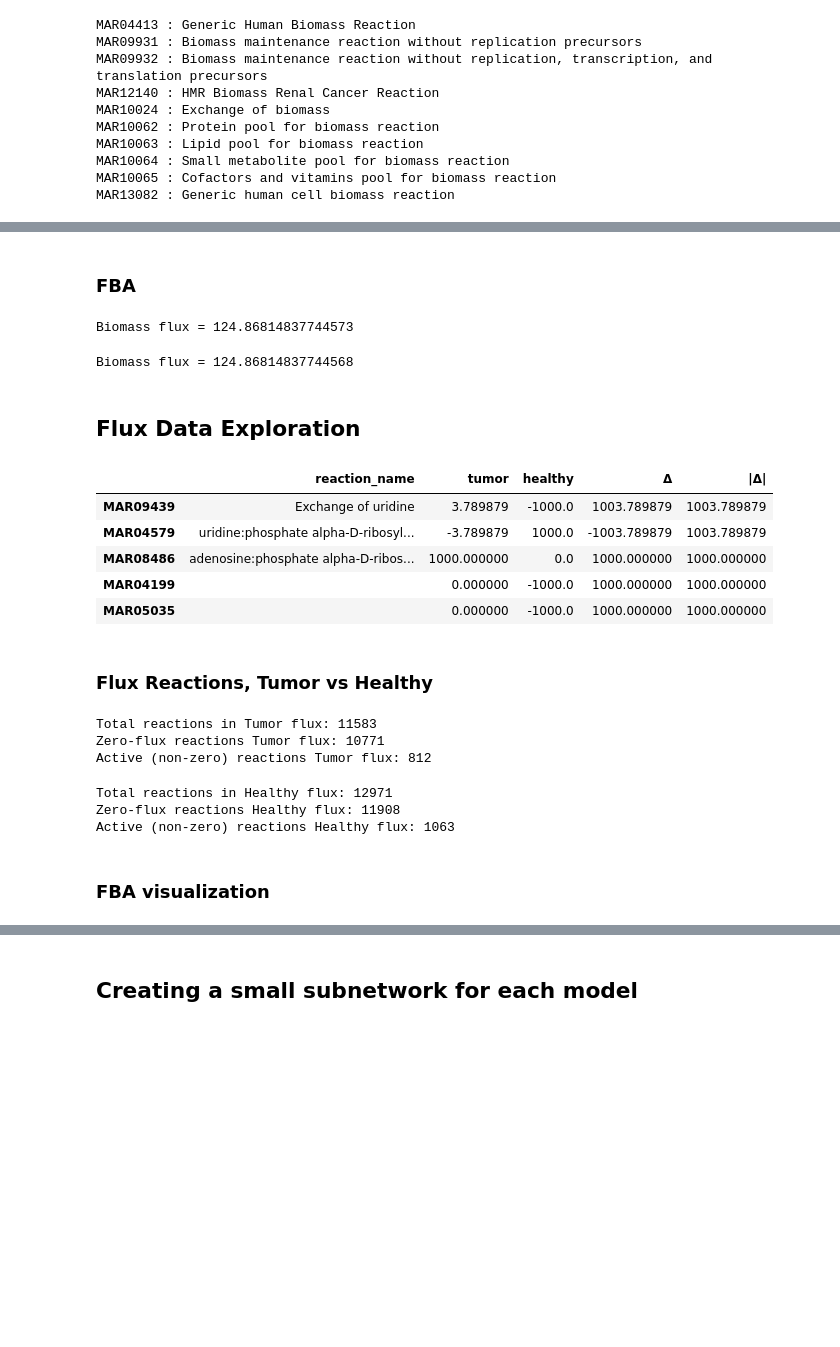
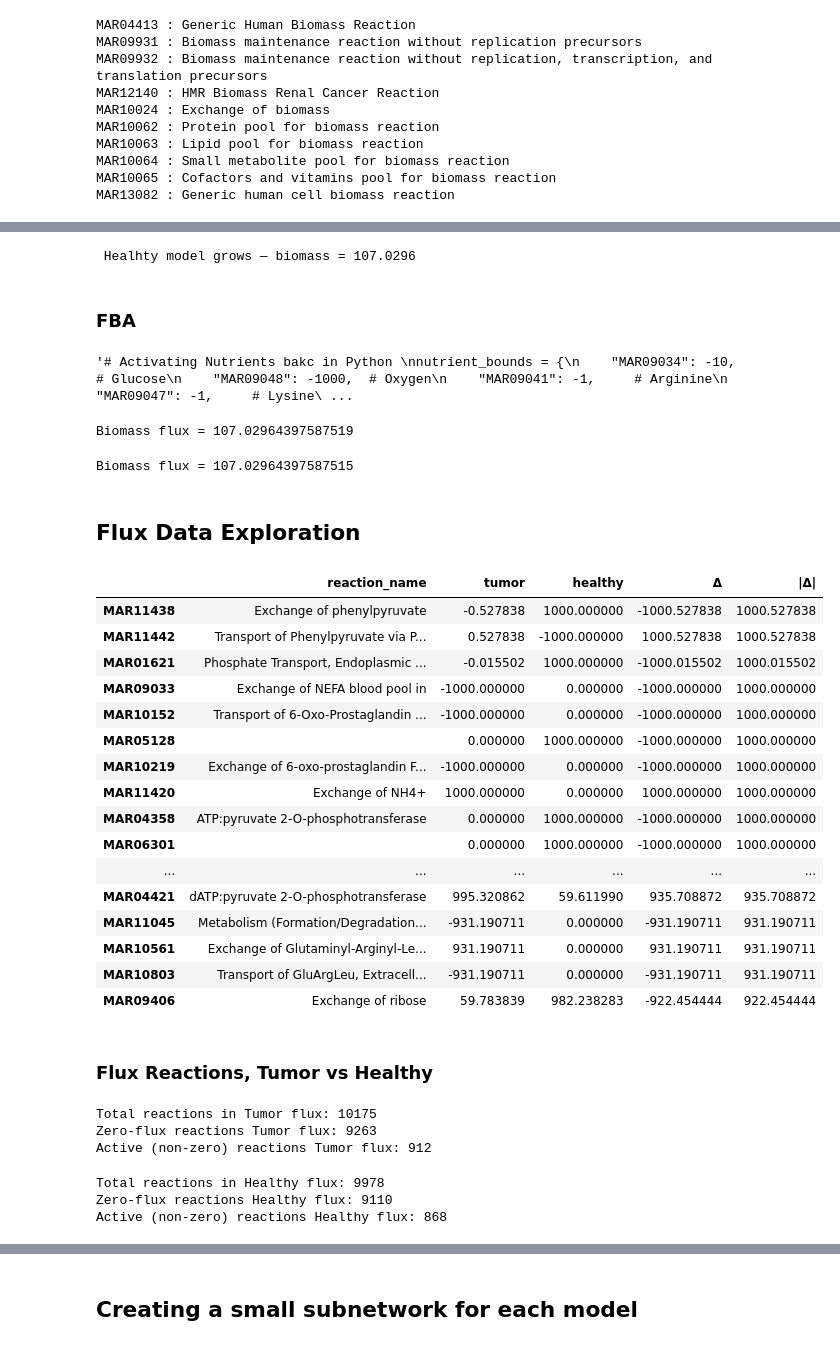
Before and after one commit to Alexreat/dissertation_project, a Jupyter notebook: notebooks/FBA_analysis.ipynb, the cells around one changed output, grey strips where cells are left out. Cells and saved outputs as stored; diff of their text form; code cells hidden in the pictures; blank space fills up the shorter version.

```diff
--- a/notebooks/FBA_analysis.ipynb
+++ b/notebooks/FBA_analysis.ipynb
@@ -66,10 +79,3 @@ MAR13082 : Generic human cell biomass reaction
 # %%
 # Biomass reaction = MAR13082
 biomass_rxn = full_model.reactions.get_by_id("MAR13082")
-# %%
-# Adding back to tumor and healhty model
-tumor_model.add_reactions([biomass_rxn.copy()])
-tumor_model.objective = "MAR13082"
-
-healthy_model.add_reactions([biomass_rxn.copy()])
-healthy_model.objective = "MAR13082"
@@ -79,7 +163,17 @@ Ignoring reaction 'MAR13082' since it already exists.
+# %%
+tumor_model.objective = "MAR13082"
+solution = healthy_model.optimize()
+
+if solution.status == 'optimal':
+    print(f" Healhty model grows — biomass = {solution.objective_value:.4f}")
+else:
+    print("❌ Model still doesn’t grow ")
+# %% [output]
+ Healhty model grows — biomass = 107.0296
 # %% [markdown]
 ### FBA
 # %%
-# Activating Nutrients bakc in Python
+"""# Activating Nutrients bakc in Python
 nutrient_bounds = {
     "MAR09034": -10,    # Glucose
     "MAR09048": -1000,  # Oxygen
@@ -109,19 +203,21 @@ for rxn_id, lb in nutrient_bounds.items():
         rxn.lower_bound = lb
         rxn.upper_bound = 1000
     except KeyError:
-        print(f"  {rxn_id} not found in healthy model — skipping.")
+        print(f"  {rxn_id} not found in healthy model — skipping.")"""
+# %% [output]
+'# Activating Nutrients bakc in Python \nnutrient_bounds = {\n    "MAR09034": -10,    # Glucose\n    "MAR09048": -1000,  # Oxygen\n    "MAR09041": -1,     # Arginine\n    "MAR09047": -1,     # Lysine\ ...
 # %%
 # Tumor
 tumor_solution = tumor_model.optimize()
 print("Biomass flux =", tumor_solution.objective_value)
 # %% [output]
-Biomass flux = 124.86814837744573
+Biomass flux = 107.02964397587519
 # %%
 # Healhty
 healthy_solution = healthy_model.optimize()
 print("Biomass flux =", healthy_solution.objective_value)
 # %% [output]
-Biomass flux = 124.86814837744568
+Biomass flux = 107.02964397587515
 # %% [markdown]
 ## Flux Data Exploration
 # %%
@@ -138,22 +234,33 @@ flux_df["|Δ|"]= flux_df["Δ"].abs()
 # %%
 # Mapping of reaction ID to reaction name
 id_to_name = {rxn.id: rxn.name for rxn in tumor_model.reactions}
 
 # Add a new column with reaction names
 flux_df["reaction_name"] = flux_df.index.map(id_to_name)
 
 # Reorder columns to make it readable
 flux_df = flux_df[["reaction_name", "tumor", "healthy", "Δ", "|Δ|"]]
 
 # View top flux changes with names
-flux_df.sort_values("|Δ|", ascending=False).head()
+flux_df.sort_values("|Δ|", ascending=False).head(50)
 # %% [output]
 |  | reaction_name | tumor | healthy | Δ | |Δ| |
-| MAR09439 | Exchange of uridine | 3.789879 | -1000.0 | 1003.789879 | 1003.789879 |
-| MAR04579 | uridine:phosphate alpha-D-ribosyl... | -3.789879 | 1000.0 | -1003.789879 | 1003.789879 |
-| MAR08486 | adenosine:phosphate alpha-D-ribos... | 1000.000000 | 0.0 | 1000.000000 | 1000.000000 |
-| MAR04199 |  | 0.000000 | -1000.0 | 1000.000000 | 1000.000000 |
-| MAR05035 |  | 0.000000 | -1000.0 | 1000.000000 | 1000.000000 |
+| MAR11438 | Exchange of phenylpyruvate | -0.527838 | 1000.000000 | -1000.527838 | 1000.527838 |
+| MAR11442 | Transport of Phenylpyruvate via P... | 0.527838 | -1000.000000 | 1000.527838 | 1000.527838 |
+| MAR01621 | Phosphate Transport, Endoplasmic ... | -0.015502 | 1000.000000 | -1000.015502 | 1000.015502 |
+| MAR09033 | Exchange of NEFA blood pool in | -1000.000000 | 0.000000 | -1000.000000 | 1000.000000 |
+| MAR10152 | Transport of 6-Oxo-Prostaglandin ... | -1000.000000 | 0.000000 | -1000.000000 | 1000.000000 |
+| MAR05128 |  | 0.000000 | 1000.000000 | -1000.000000 | 1000.000000 |
+| MAR10219 | Exchange of 6-oxo-prostaglandin F... | -1000.000000 | 0.000000 | -1000.000000 | 1000.000000 |
+| MAR11420 | Exchange of NH4+ | 1000.000000 | 0.000000 | 1000.000000 | 1000.000000 |
+| MAR04358 | ATP:pyruvate 2-O-phosphotransferase | 0.000000 | 1000.000000 | -1000.000000 | 1000.000000 |
+| MAR06301 |  | 0.000000 | 1000.000000 | -1000.000000 | 1000.000000 |
+| ... | ... | ... | ... | ... | ... |
+| MAR04421 | dATP:pyruvate 2-O-phosphotransferase | 995.320862 | 59.611990 | 935.708872 | 935.708872 |
+| MAR11045 | Metabolism (Formation/Degradation... | -931.190711 | 0.000000 | -931.190711 | 931.190711 |
+| MAR10561 | Exchange of Glutaminyl-Arginyl-Le... | 931.190711 | 0.000000 | 931.190711 | 931.190711 |
+| MAR10803 | Transport of GluArgLeu, Extracell... | -931.190711 | 0.000000 | -931.190711 | 931.190711 |
+| MAR09406 | Exchange of ribose | 59.783839 | 982.238283 | -922.454444 | 922.454444 |
 # %% [markdown]
 ### Flux Reactions, Tumor vs Healthy
 # %%
@@ -174,9 +281,9 @@ print(f"Total reactions in Tumor flux: {total_count}")
 print(f"Zero-flux reactions Tumor flux: {zero_count}")
 print(f"Active (non-zero) reactions Tumor flux: {nonzero_count}")
 # %% [output]
-Total reactions in Tumor flux: 11583
-Zero-flux reactions Tumor flux: 10771
-Active (non-zero) reactions Tumor flux: 812
+Total reactions in Tumor flux: 10175
+Zero-flux reactions Tumor flux: 9263
+Active (non-zero) reactions Tumor flux: 912
 # %%
 # Count how many are zero or nearly for Healthy flux
 zero_count = is_zero_h.sum()
@@ -187,8 +294,6 @@ print(f"Total reactions in Healthy flux: {total_count}")
 print(f"Zero-flux reactions Healthy flux: {zero_count}")
 print(f"Active (non-zero) reactions Healthy flux: {nonzero_count}")
 # %% [output]
-Total reactions in Healthy flux: 12971
-Zero-flux reactions Healthy flux: 11908
-Active (non-zero) reactions Healthy flux: 1063
+Total reactions in Healthy flux: 9978
+Zero-flux reactions Healthy flux: 9110
+Active (non-zero) reactions Healthy flux: 868
-# %% [markdown]
-### FBA visualization
```
Also changed, not shown: parts of 38 cells of this notebook, 1 other file.
